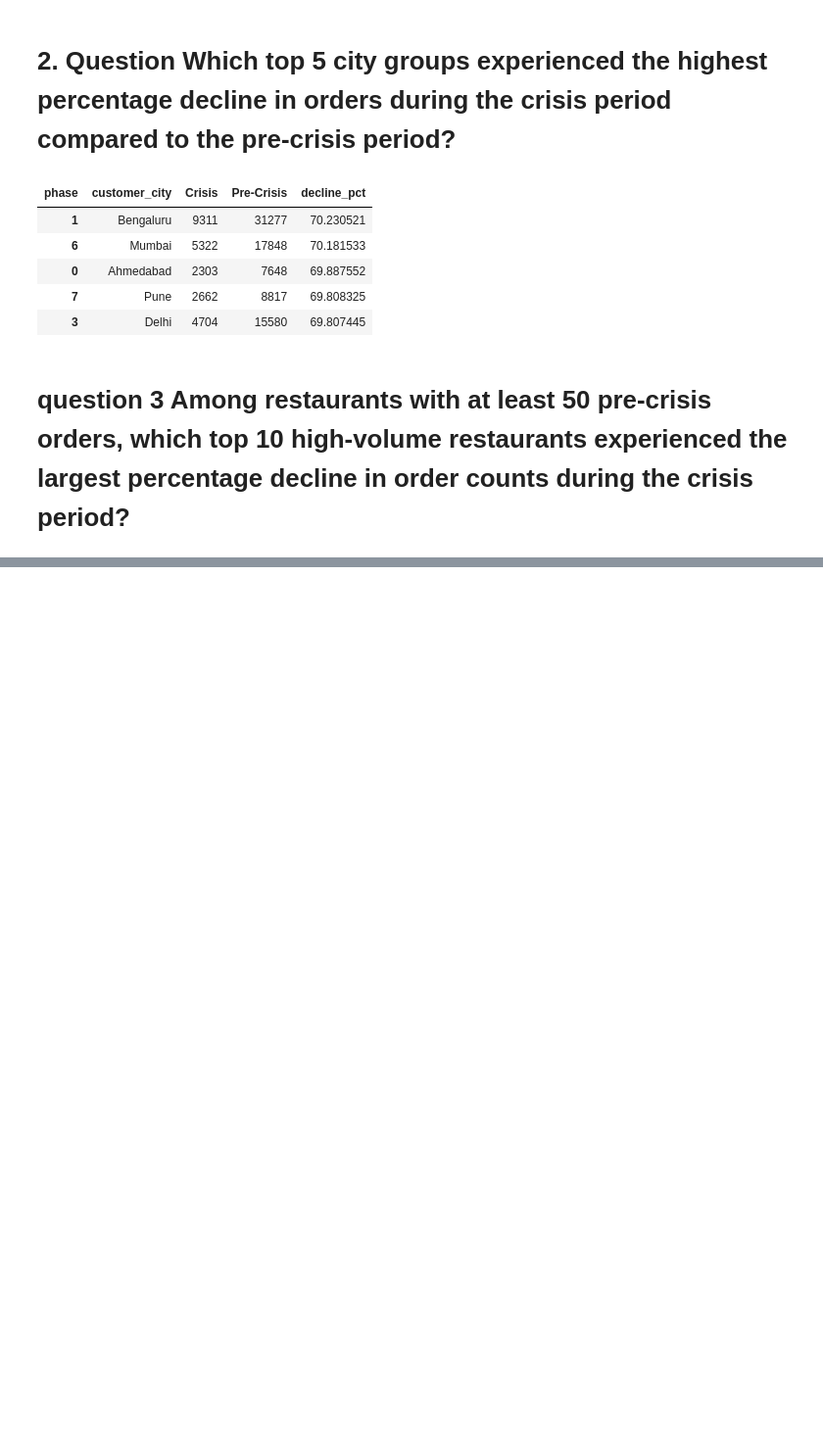
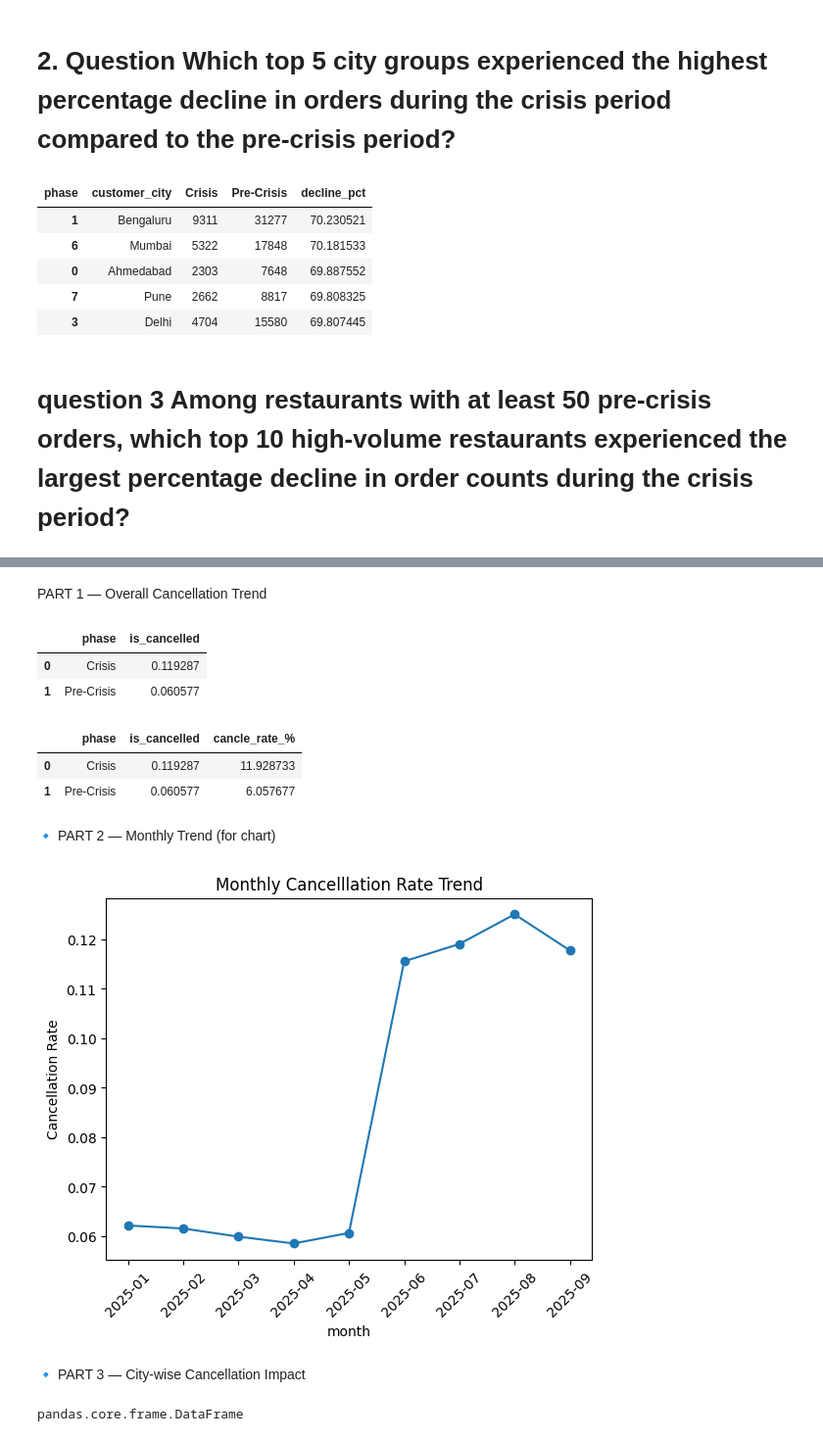
Before and after one commit to vandanvlog/FoodDelivery-Crisis-Analysis, a Jupyter notebook: research/data_cleaning.ipynb, the cells around one changed output, grey strips where cells are left out. Shown at 98% size. Cells and saved outputs as stored; diff of their text form; code cells hidden in the pictures; blank space fills up the shorter version.

```diff
--- a/research/data_cleaning.ipynb
+++ b/research/data_cleaning.ipynb
@@ -450,0 +493,32 @@ i
+# %% [markdown]
+PART 1 — Overall Cancellation Trend
+# %%
+cancel_rate_phase = clean_data.groupby('phase')['is_cancelled'].mean().reset_index()
+cancel_rate_phase
+# %% [output]
+|  | phase | is_cancelled |
+| 0 | Crisis | 0.119287 |
+| 1 | Pre-Crisis | 0.060577 |
+# %%
+cancel_rate_phase['cancle_rate_%'] = cancel_rate_phase['is_cancelled']*100
+cancel_rate_phase
+# %% [output]
+|  | phase | is_cancelled | cancle_rate_% |
+| 0 | Crisis | 0.119287 | 11.928733 |
+| 1 | Pre-Crisis | 0.060577 | 6.057677 |
+# %% [markdown]
+🔹 PART 2 — Monthly Trend (for chart)
+# %%
+monthly_cancel = clean_data.groupby('month')['is_cancelled'].mean()
+
+import matplotlib.pyplot as plt
+
+monthly_cancel.plot(marker='o')
+plt.title('Monthly Cancelllation Rate Trend')
+plt.ylabel('Cancellation Rate')
+plt.xticks(rotation=45)
+plt.show()
+# %% [output]
+[figure, added]
+# %% [markdown]
+🔹 PART 3 — City-wise Cancellation Impact
@@ -450,0 +527,4 @@ i
+# %%
+type(city_cancel)
+# %% [output]
+pandas.core.frame.DataFrame
```
Also changed, not shown: parts of 29 cells of this notebook.
